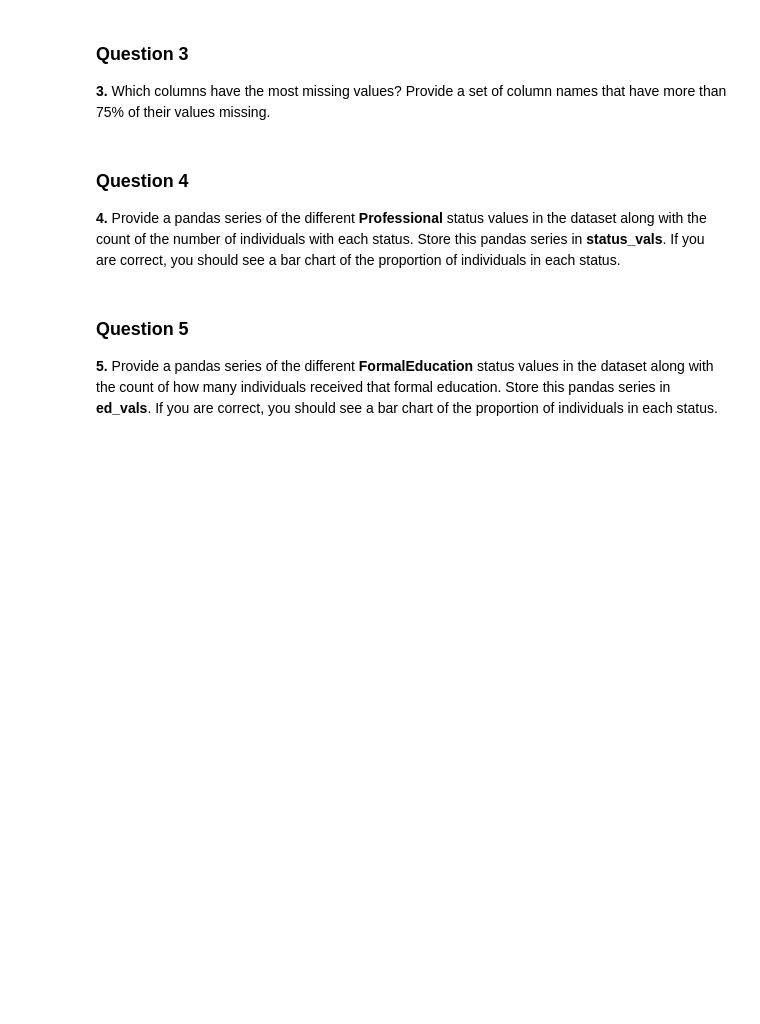
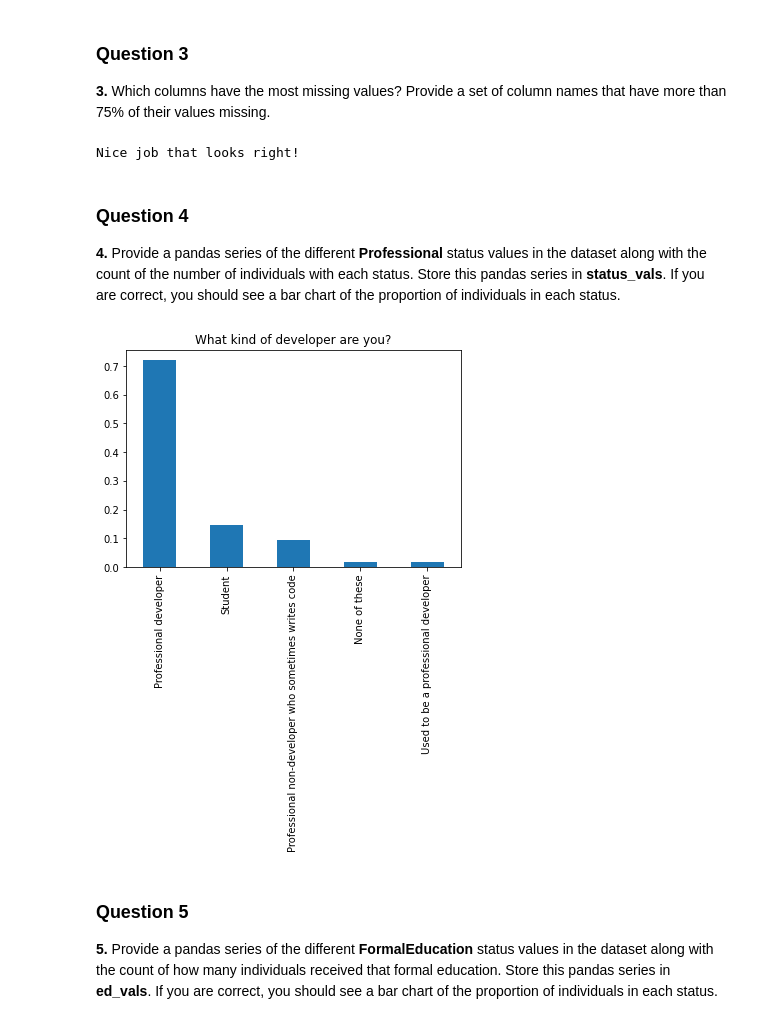
Before and after one commit to Akhil-Theerthala/Data-Science-Nanodegree, a Jupyter notebook: Course files/1. CRISP_DM/A Look at the Data.ipynb, the cells around one changed output. Saved outputs shown, nothing was run; the diff lists cells and outputs as text; code cells hidden in the pictures; blank space fills up the shorter version.

```diff
--- a/Course files/1. CRISP_DM/A Look at the Data.ipynb
+++ b/Course files/1. CRISP_DM/A Look at the Data.ipynb
@@ -57,21 +93,26 @@ display.HTML(t.no_null_cols(no_nulls))
 
 **3.** Which columns have the most missing values?  Provide a set of column names that have more than 75% of their values missing.
 # %%
-most_missing_cols = #Provide a set of columns with more than 75% of the values missing
+not_null = df.notnull().mean()
+most_missing_cols =set(df.columns[not_null <0.25]) #Provide a set of columns with more than 75% of the values missing
 
 t.most_missing_cols(most_missing_cols)
+# %% [output]
+Nice job that looks right!
 # %% [markdown]
 ### Question 4
 
 **4.** Provide a pandas series of the different **Professional** status values in the dataset along with the count of the number of individuals with each status.  Store this pandas series in **status_vals**.  If you are correct, you should see a bar chart of the proportion of individuals in each status.
 # %%
-status_vals = #Provide a pandas series of the counts for each Professional status
+status_vals = df.Professional.value_counts() #Provide a pandas series of the counts for each Professional status
 
 # The below should be a bar chart of the proportion of individuals in each professional category if your status_vals
 # is set up correctly.
 
 (status_vals/df.shape[0]).plot(kind="bar");
 plt.title("What kind of developer are you?");
+# %% [output]
+[figure, added]
 # %% [markdown]
 ### Question 5
 
```
Also changed, not shown: parts of 9 cells of this notebook, 5 other files.
